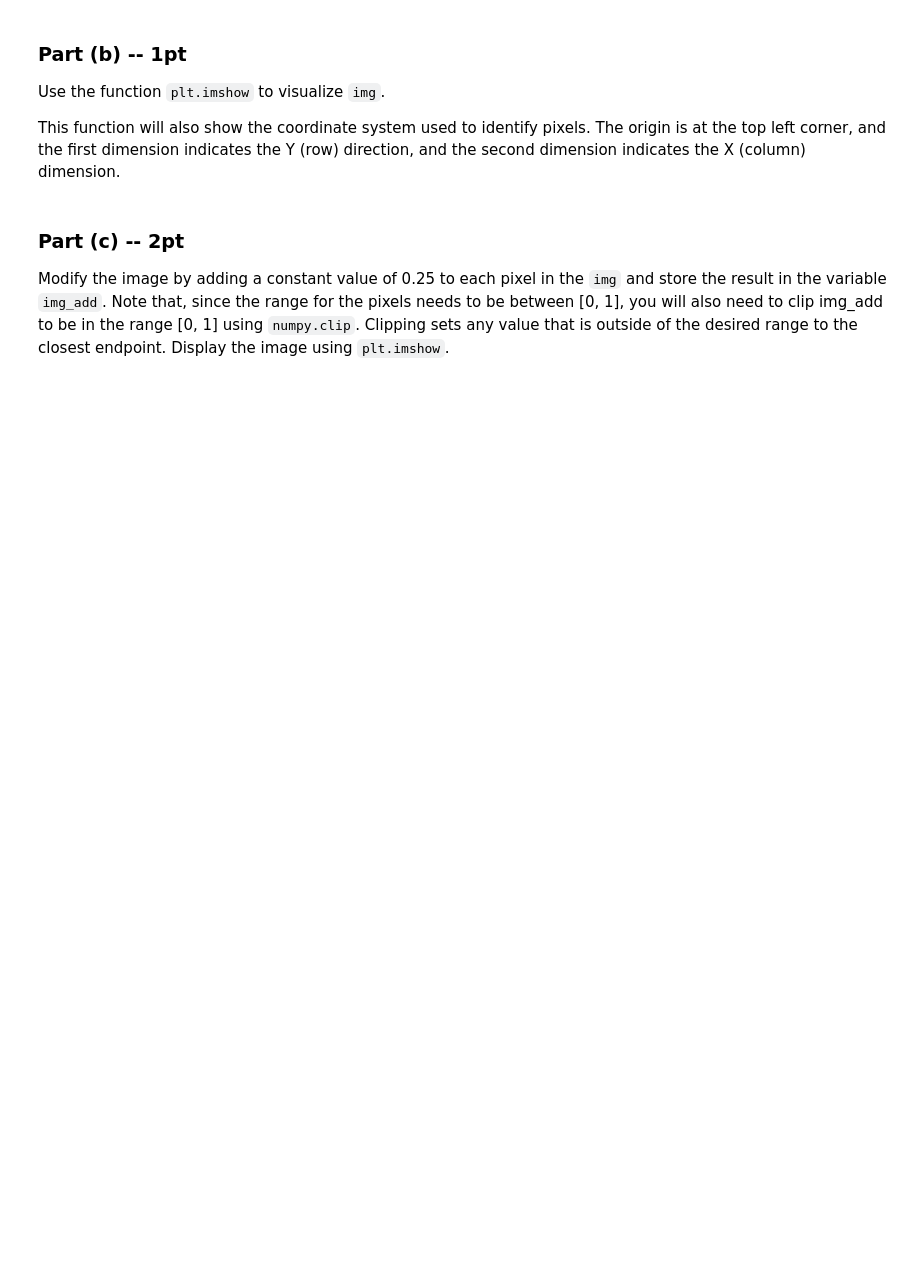
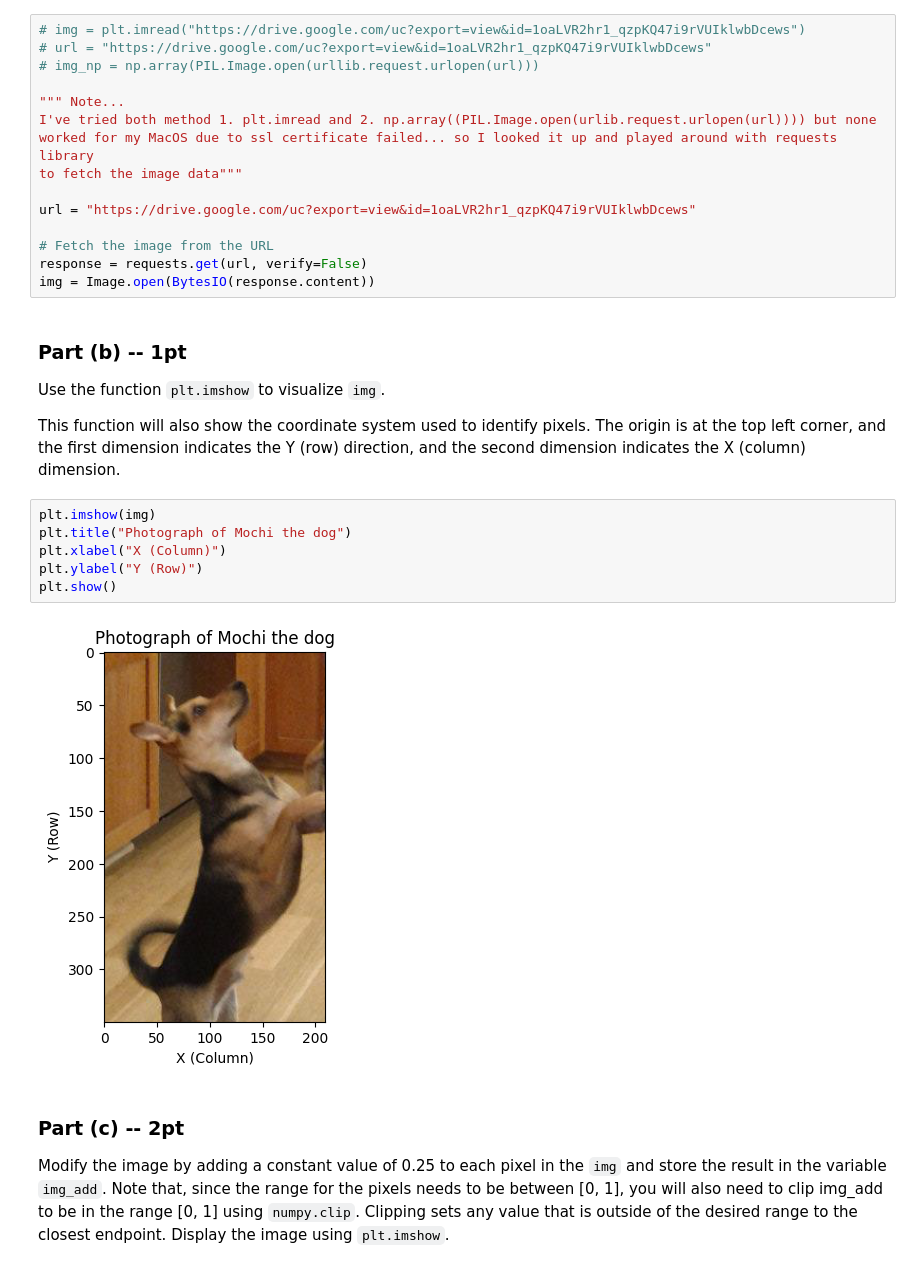
Before and after one commit to Harry-Nguyen0248/APS360, a Jupyter notebook: Labs/Lab1 PyTorch and ANNs.ipynb, the cells around one changed output. Cells and saved outputs as stored; diff of their text form; blank space fills up the shorter version.

Commit message:
Part 3 and 4 updated + Mochi the dog

```diff
--- a/Labs/Lab1 PyTorch and ANNs.ipynb
+++ b/Labs/Lab1 PyTorch and ANNs.ipynb
@@ -307,3 +309,18 @@ img = None
+# %%
+# img = plt.imread("https://drive.google.com/uc?export=view&id=1oaLVR2hr1_qzpKQ47i9rVUIklwbDcews")
+# url = "https://drive.google.com/uc?export=view&id=1oaLVR2hr1_qzpKQ47i9rVUIklwbDcews"
+# img_np = np.array(PIL.Image.open(urllib.request.urlopen(url)))
+
+""" Note...
+I've tried both method 1. plt.imread and 2. np.array((PIL.Image.open(urlib.request.urlopen(url)))) but none
+worked for my MacOS due to ssl certificate failed... so I looked it up and played around with requests library
+to fetch the image data"""
+
+url = "https://drive.google.com/uc?export=view&id=1oaLVR2hr1_qzpKQ47i9rVUIklwbDcews"
+
+# Fetch the image from the URL
+response = requests.get(url, verify=False)
+img = Image.open(BytesIO(response.content))
 # %% [markdown]
 ### Part (b) -- 1pt
 
@@ -312,6 +329,14 @@ Use the function `plt.imshow` to visualize `img`.
 This function will also show the coordinate system used to identify pixels.
 The origin is at the top left corner, and the first dimension indicates the Y (row) direction,
 and the second dimension indicates the X (column) dimension.
+# %%
+plt.imshow(img)
+plt.title("Photograph of Mochi the dog")
+plt.xlabel("X (Column)")
+plt.ylabel("Y (Row)")
+plt.show()
+# %% [output]
+[figure, added]
 # %% [markdown]
 ### Part (c) -- 2pt
 
```
Also changed, not shown: parts of 12 cells of this notebook, 1 other file.
